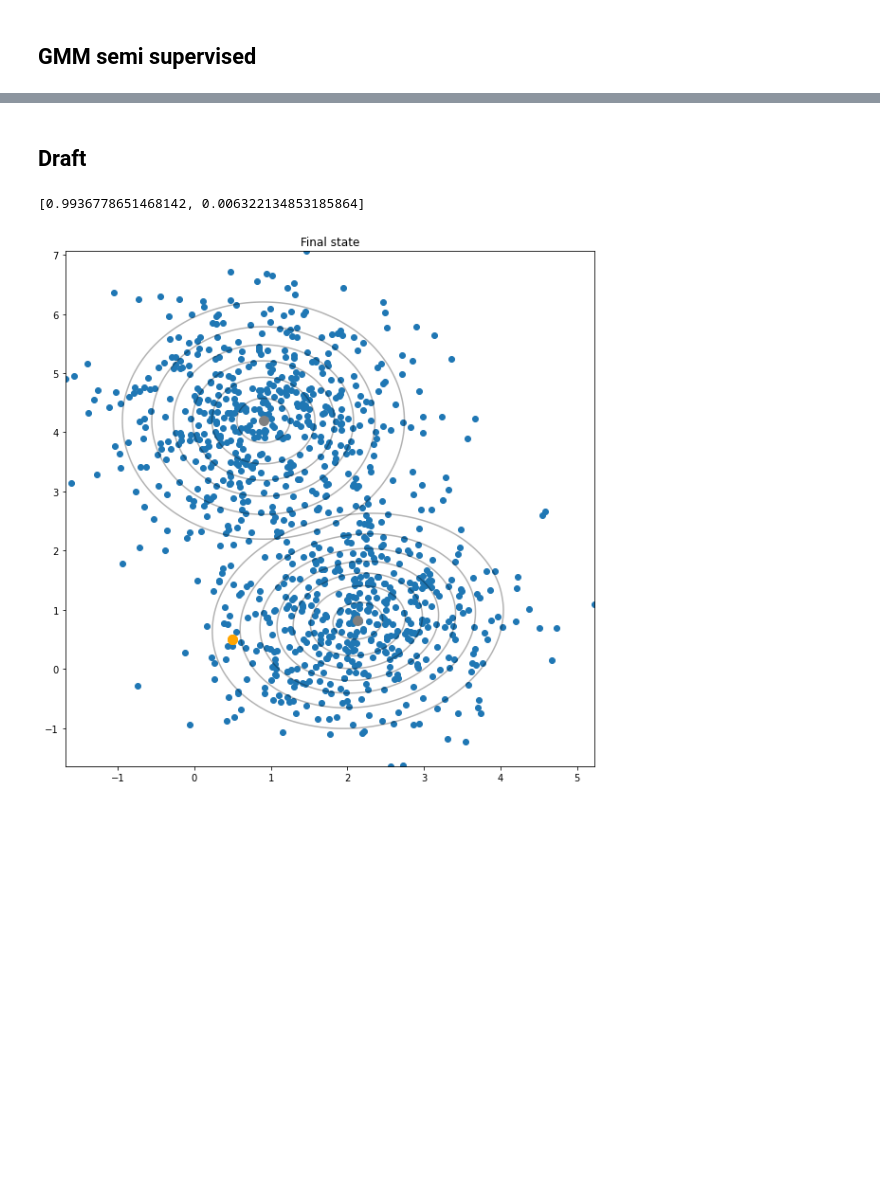
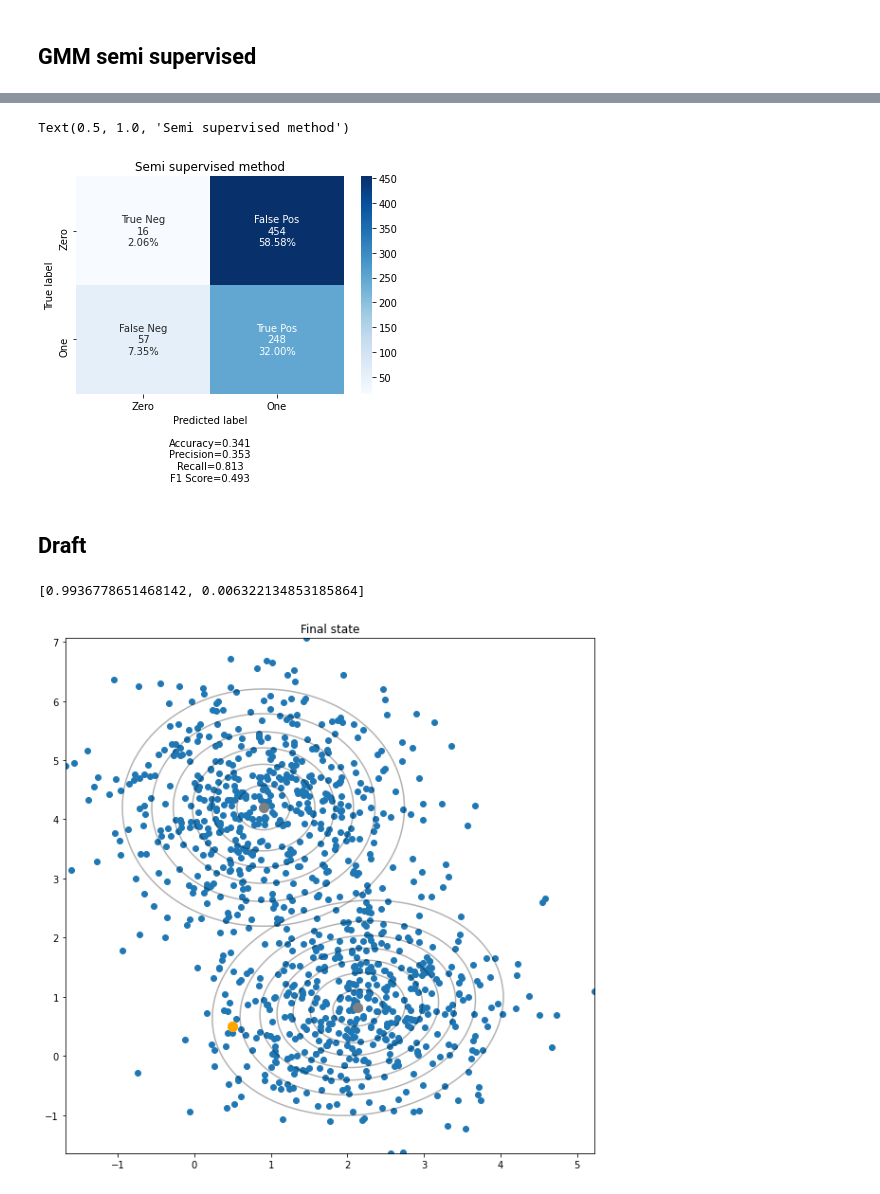
Before and after one commit to mohcineelharras/daml_project, a Jupyter notebook: project/daml_project.ipynb, the cells around one changed output, grey strips where cells are left out. Cells and saved outputs as stored; diff of their text form; code cells hidden in the pictures; blank space fills up the shorter version.

```diff
--- a/project/daml_project.ipynb
+++ b/project/daml_project.ipynb
@@ -1708,3 +1782,16 @@ plt.show()
+# %%
+#Confusion Matrix
+cf_matrix=confusion_matrix(y, pd_pred_full['y_pred'])
+#tn, fp, fn, tp=confusion_matrix(y_test, predictions).ravel()
+labels = ['True Neg','False Pos','False Neg','True Pos']
+categories = ['Zero', 'One']
+make_confusion_matrix(cf_matrix,
+                      group_names=labels,
+                      categories=categories, )
+plt.title("Semi supervised method")
+# %% [output]
+Text(0.5, 1.0, 'Semi supervised method')
+[figure, added]
 # %% [markdown]
 ## Draft
 # %%
```
Also changed, not shown: parts of 11 cells of this notebook.
